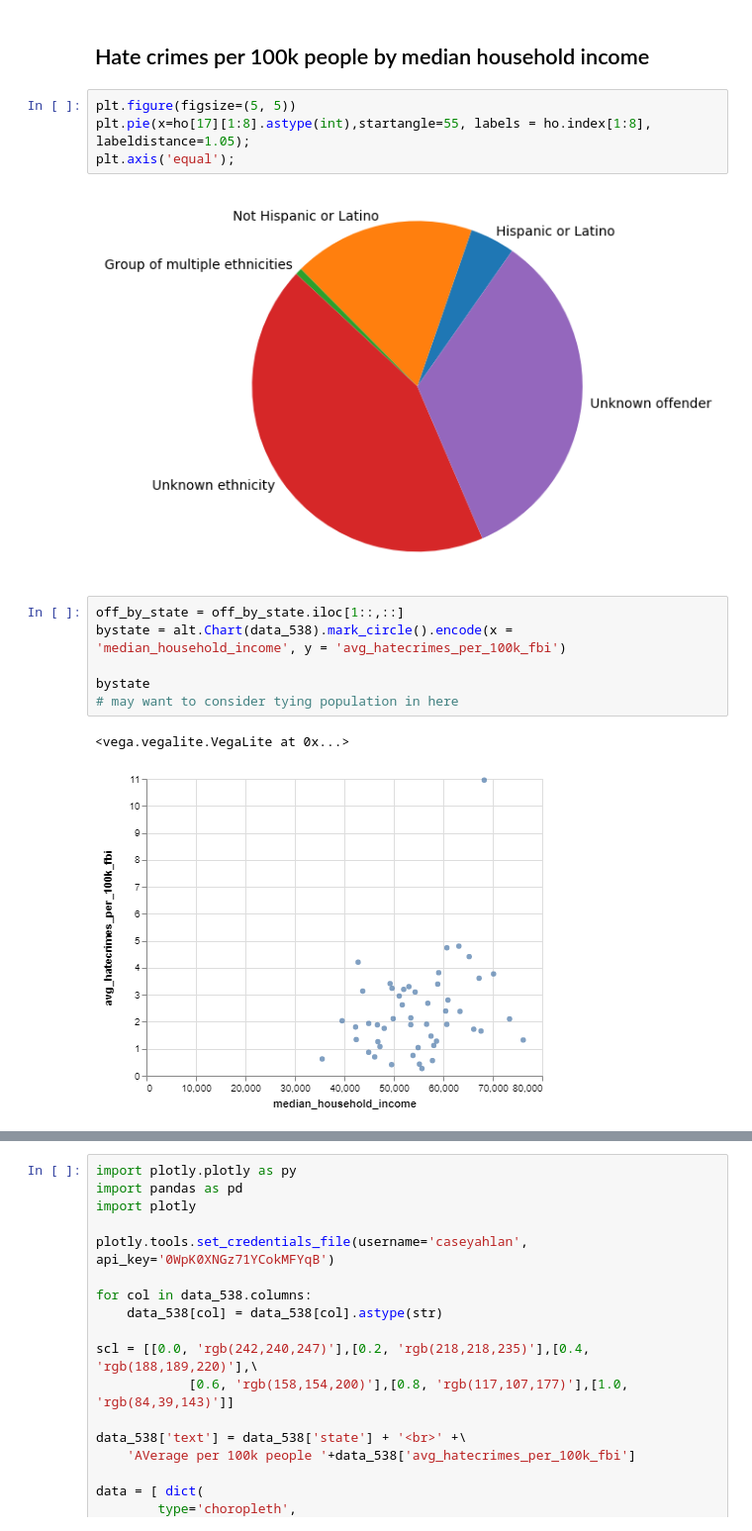
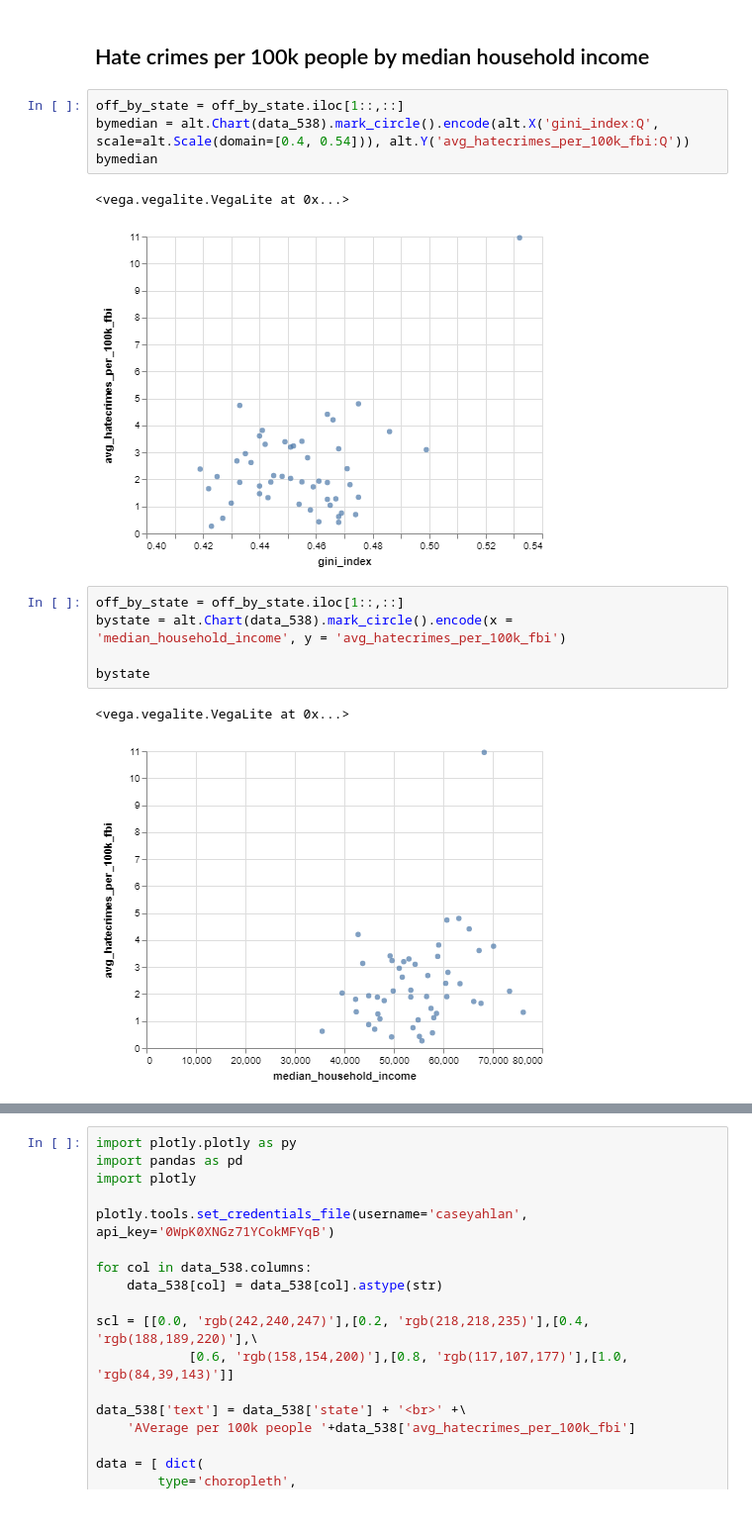
Before and after one commit to caseyahlan/hatecrimes-finalproject, a Jupyter notebook: analysis.ipynb, the cells around one changed output, grey strips where cells are left out. Shown: that part at 99% size. Drawn from its saved outputs; the diff is of its cells as text.

Commit message:
data

```diff
--- a/analysis.ipynb
+++ b/analysis.ipynb
@@ -131,17 +153,17 @@ plt.axis('equal');
 # %% [markdown]
 ## Hate crimes per 100k people by median household income
-# %%
-plt.figure(figsize=(5, 5))
-plt.pie(x=ho[17][1:8].astype(int),startangle=55, labels = ho.index[1:8], labeldistance=1.05);
-plt.axis('equal');
-# %% [output]
-[figure, removed]
+# %%
+off_by_state = off_by_state.iloc[1::,::]
+bymedian = alt.Chart(data_538).mark_circle().encode(alt.X('gini_index:Q', scale=alt.Scale(domain=[0.4, 0.54])), alt.Y('avg_hatecrimes_per_100k_fbi:Q'))
+bymedian
+# %% [output]
+<vega.vegalite.VegaLite at 0x...>
+[figure, added]
 # %%
 off_by_state = off_by_state.iloc[1::,::]
 bystate = alt.Chart(data_538).mark_circle().encode(x = 'median_household_income', y = 'avg_hatecrimes_per_100k_fbi')
 
 bystate
-# may want to consider tying population in here
 # %% [output]
 <vega.vegalite.VegaLite at 0x...>
 [figure]
```
Also changed, not shown: parts of 6 cells of this notebook, 9 other files.
